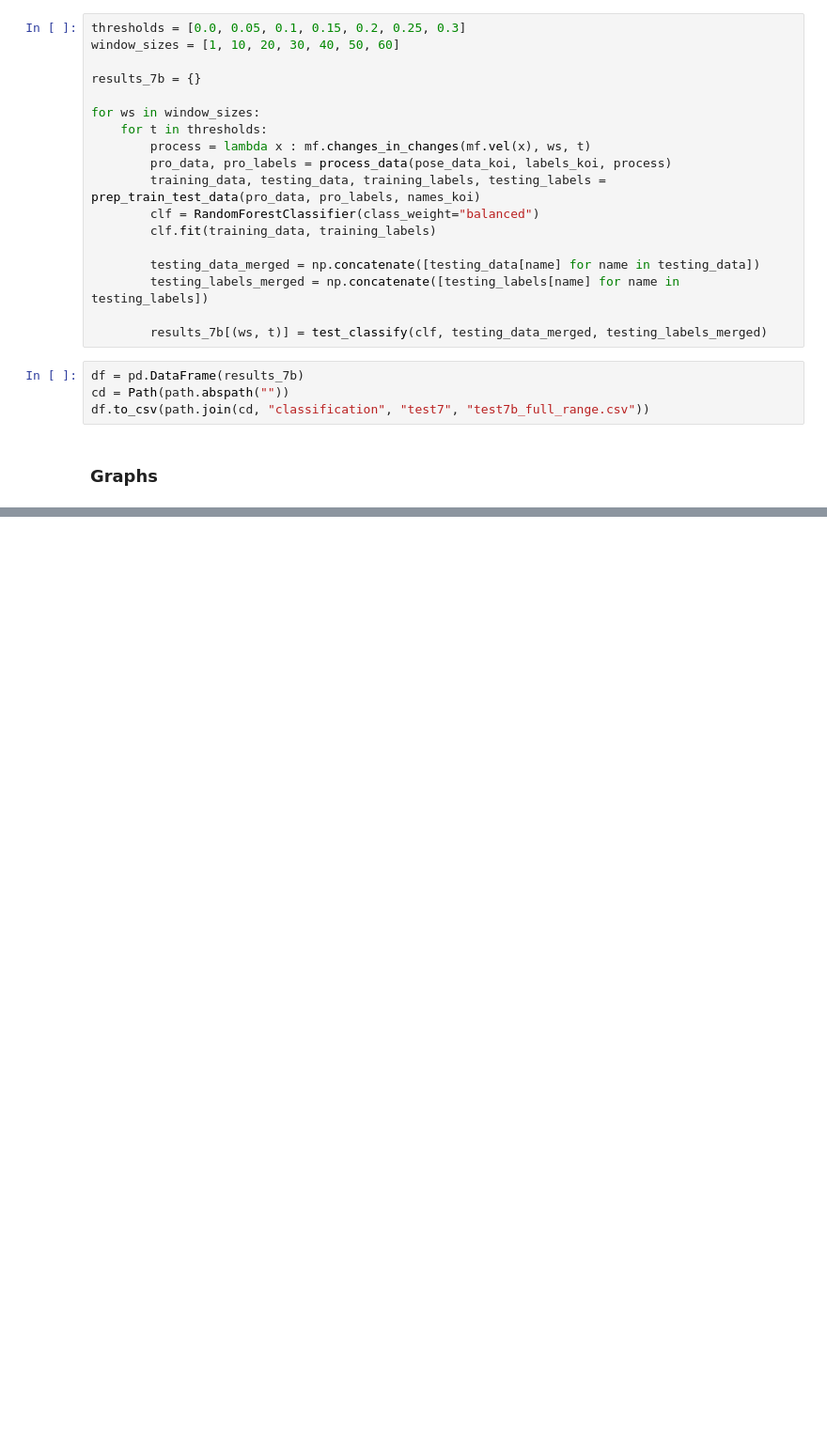
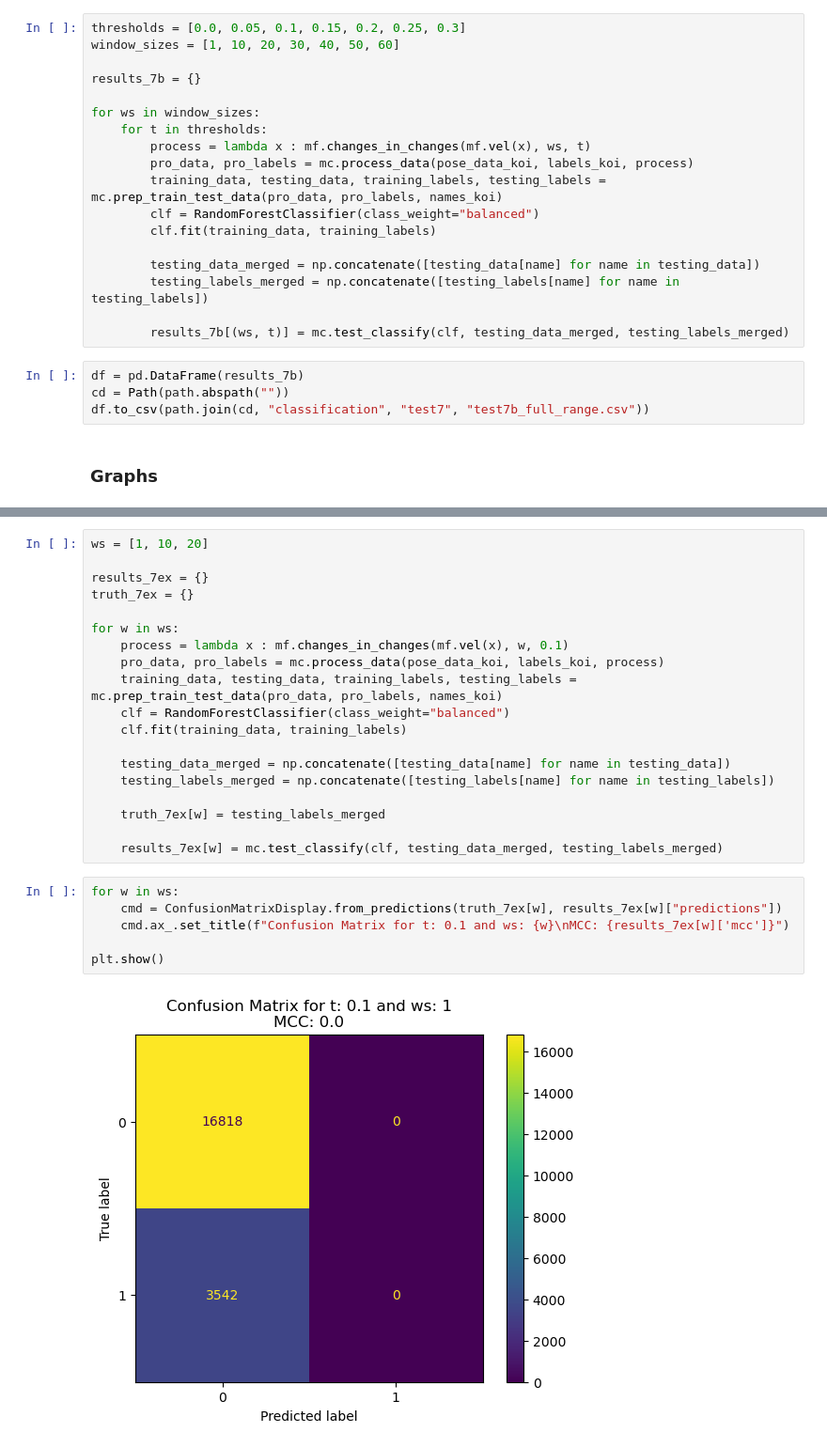
Before and after one commit to russell-ykh/monke, a Jupyter notebook: c7assify.ipynb, the cells around one changed output, grey strips where cells are left out. Shown at 94% size. Cells and saved outputs as stored; diff of their text form; blank space fills up the shorter version.

Commit message:
Added final report graphs

```diff
--- a/c7assify.ipynb
+++ b/c7assify.ipynb
@@ -272,15 +271,15 @@ results_7b = {}
 for ws in window_sizes:
     for t in thresholds:
         process = lambda x : mf.changes_in_changes(mf.vel(x), ws, t)
-        pro_data, pro_labels = process_data(pose_data_koi, labels_koi, process)
-        training_data, testing_data, training_labels, testing_labels = prep_train_test_data(pro_data, pro_labels, names_koi)
+        pro_data, pro_labels = mc.process_data(pose_data_koi, labels_koi, process)
+        training_data, testing_data, training_labels, testing_labels = mc.prep_train_test_data(pro_data, pro_labels, names_koi)
         clf = RandomForestClassifier(class_weight="balanced")
         clf.fit(training_data, training_labels)
 
         testing_data_merged = np.concatenate([testing_data[name] for name in testing_data])
         testing_labels_merged = np.concatenate([testing_labels[name] for name in testing_labels])
 
-        results_7b[(ws, t)] = test_classify(clf, testing_data_merged, testing_labels_merged)
+        results_7b[(ws, t)] = mc.test_classify(clf, testing_data_merged, testing_labels_merged)
 # %%
 df = pd.DataFrame(results_7b)
 cd = Path(path.abspath(""))
@@ -319,0 +323,27 @@ plt.show()
+# %%
+ws = [1, 10, 20]
+
+results_7ex = {}
+truth_7ex = {}
+
+for w in ws:
+    process = lambda x : mf.changes_in_changes(mf.vel(x), w, 0.1)
+    pro_data, pro_labels = mc.process_data(pose_data_koi, labels_koi, process)
+    training_data, testing_data, training_labels, testing_labels = mc.prep_train_test_data(pro_data, pro_labels, names_koi)
+    clf = RandomForestClassifier(class_weight="balanced")
+    clf.fit(training_data, training_labels)
+
+    testing_data_merged = np.concatenate([testing_data[name] for name in testing_data])
+    testing_labels_merged = np.concatenate([testing_labels[name] for name in testing_labels])
+
+    truth_7ex[w] = testing_labels_merged
+
+    results_7ex[w] = mc.test_classify(clf, testing_data_merged, testing_labels_merged)
+# %%
+for w in ws:
+    cmd = ConfusionMatrixDisplay.from_predictions(truth_7ex[w], results_7ex[w]["predictions"])
+    cmd.ax_.set_title(f"Confusion Matrix for t: 0.1 and ws: {w}\nMCC: {results_7ex[w]['mcc']}")
+
+plt.show()
+# %% [output]
+[figure, added]
```
Also changed, not shown: parts of 21 cells of this notebook, 21 other files.
